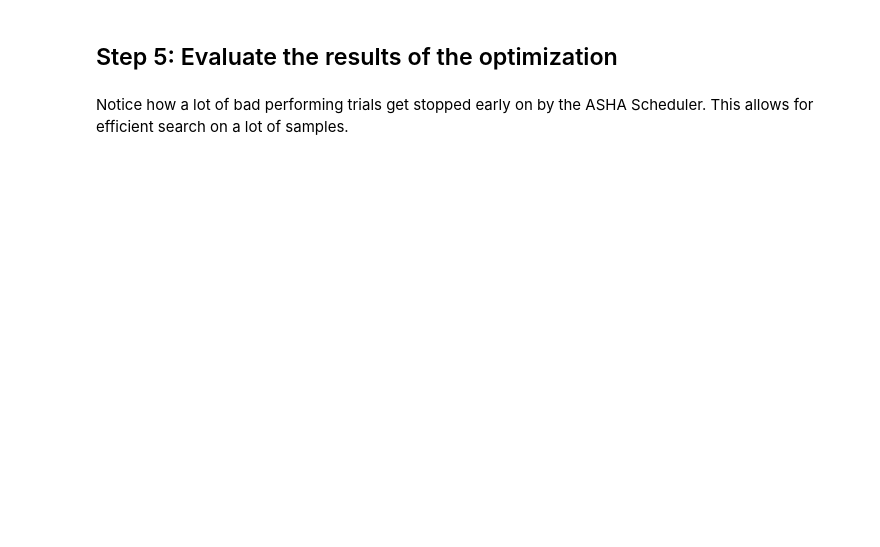
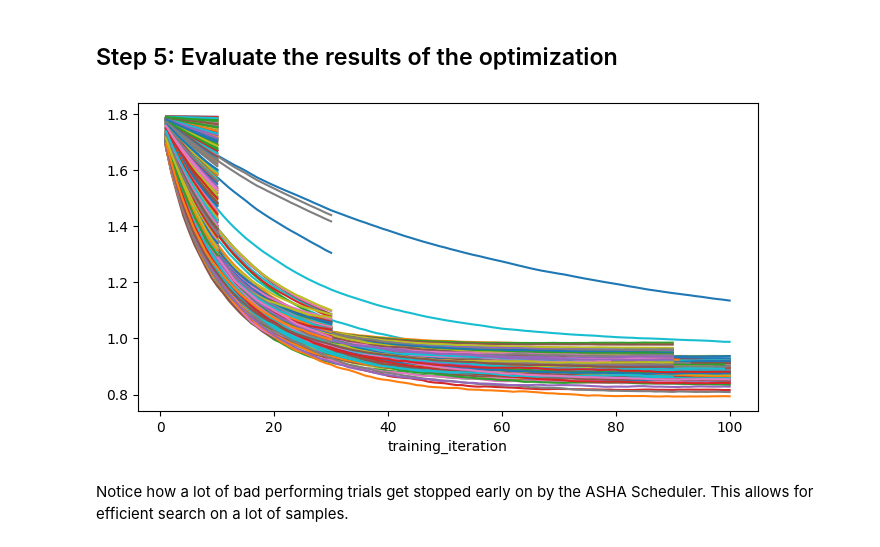
Before and after one commit to MoritzM00/Ray-Tune-XGBoost, a Jupyter notebook: notebooks/xgboost-hyperparameter-tuning-with-ray-tune.ipynb, the cells around one changed output. Cells and saved outputs as stored; diff of their text form; code cells hidden in the pictures; blank space fills up the shorter version.

```diff
--- a/notebooks/xgboost-hyperparameter-tuning-with-ray-tune.ipynb
+++ b/notebooks/xgboost-hyperparameter-tuning-with-ray-tune.ipynb
@@ -37,9 +29,4 @@ sample_submission = pd.read_csv(
-# %%
-# Original dataset
-original = pd.read_csv("/kaggle/input/wine-quality-dataset/WineQT.csv", index_col="Id")
-original_red = pd.read_csv(
-    "/kaggle/input/red-wine-quality-cortez-et-al-2009/winequality-red.csv"
-)
-train = pd.concat([train, original, original_red], axis=0).reset_index(drop=True)
-train = train[~train.duplicated()]
-train.info()
+# %%
+# Original dataset
+wines = pd.read_csv("../data/winequality-red.csv")
+wines.info()
@@ -46,19 +53,17 @@ train.info()
 # %%
 target = "quality"
 
-X = train.drop(columns=target)
-y = train.loc[:, target]
+X = wines.drop(columns=target)
+y = wines[target]
 y -= 3
-
-X_test = test.copy()
 
 # apply standard scaling
 scaler = StandardScaler().fit(X)
 X = scaler.transform(X)
-X_test = scaler.transform(X_test)
 
 y = y.astype("long")
 X = X.astype("float32")
-X_test = X_test.astype("float32")
-print("Train samples: ", X.shape[0])
+
+X_train, X_test, y_train, y_test = train_test_split(X, y, test_size=0.2, random_state=0)
+print("Train samples: ", X_train.shape[0])
 print("Test samples: ", X_test.shape[0])
@@ -116,12 +124,12 @@ def objective(config):
     config: dict
         The config object.
     """
-    X_train, X_val, y_train, y_val = train_test_split(
-        X, y, stratify=y, shuffle=True, test_size=0.2
+    X_train_sub, X_val, y_train_sub, y_val = train_test_split(
+        X_train, y_train, stratify=y_train, shuffle=True, test_size=0.2
     )
     trc = TuneReportCallback({"loss": "validation_0-mlogloss"})
     clf = XGBClassifier(**config, callbacks=[trc]).fit(
-        X_train, y_train, eval_set=[(X_val, y_val)], verbose=False
+        X_train_sub, y_train_sub, eval_set=[(X_val, y_val)], verbose=False
     )
 # %% [markdown]
 <a id="search-scheduler"></a>
@@ -160,9 +187,11 @@ results = tuner.fit()
 <a id="evaluate"></a>
 ## Step 5: Evaluate the results of the optimization
 # %%
-fig, ax = plt.subplots(figsize=(15, 10))
+fig, ax = plt.subplots(figsize=(8, 4))
 for result in results:
     result.metrics_dataframe.plot("training_iteration", "loss", ax=ax, legend=None)
+# %% [output]
+[figure, added]
 # %% [markdown]
 Notice how a lot of bad performing trials get stopped early on by the ASHA Scheduler. This allows for efficient search on a lot of samples.
 # %%
```
Also changed, not shown: parts of 11 cells of this notebook, 5 other files.
